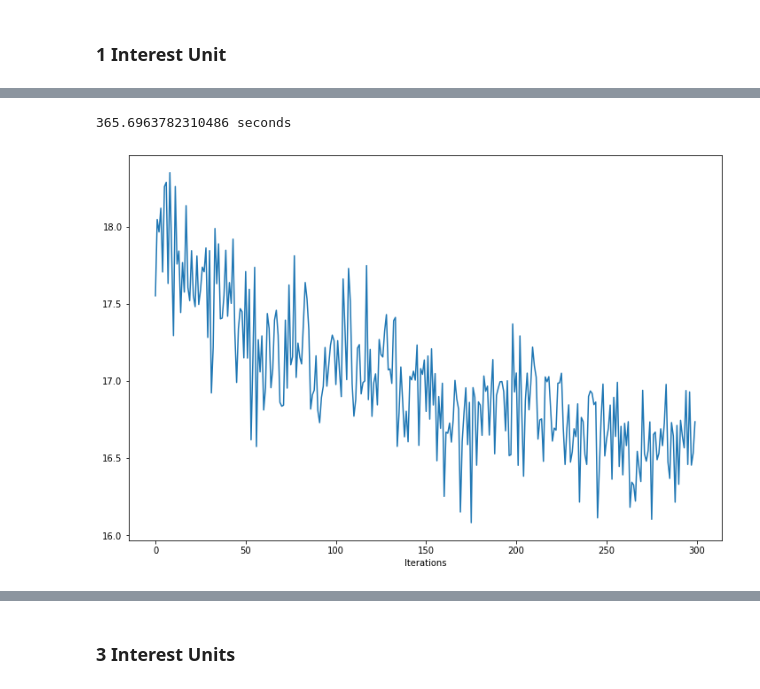
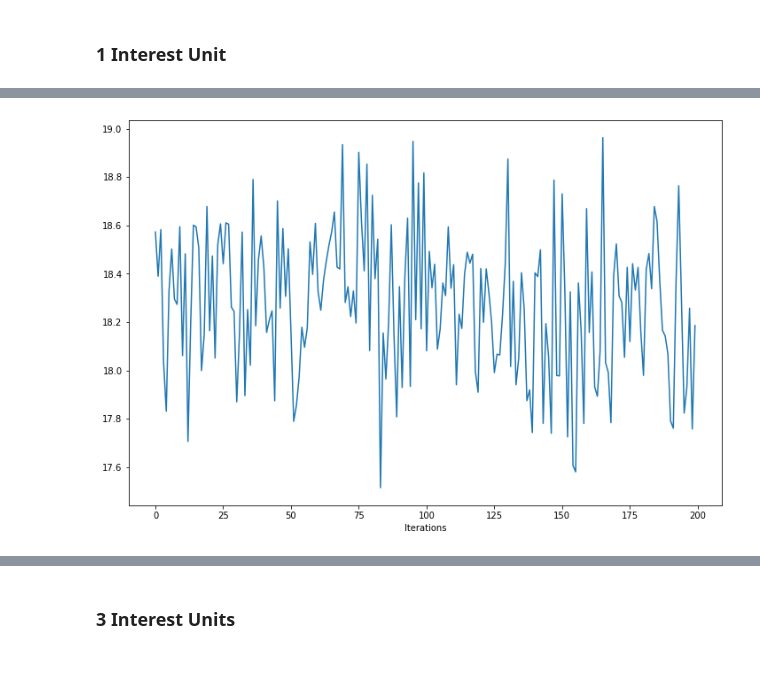
Before and after one commit to taylorhawks/globo-nonlinear-latent-factorization, a Jupyter notebook: Notebook.ipynb, the cells around one changed output, grey strips where cells are left out. Saved outputs shown, nothing was run; the diff lists cells and outputs as text; code cells hidden in the pictures.

```diff
--- a/Notebook.ipynb
+++ b/Notebook.ipynb
@@ -146,14 +261,21 @@ print(time() - start, 'seconds')
+# %%
+#start here
+pca = PCA(n_components=50)
+df_sample = pd.read_csv('data/df_sample.csv')
+df_sample_test = pd.read_csv('data/df_sample_test.csv',index_col=0)
+# %%
+embeddings_50 = pca.fit_transform(embeddings)
 # %%
-lm = NonlinearModel(df_sample,embeddings,size=8, embeddings_size=250, T=1)
-start = time()
-lm.gradient_descent_nonlinear(
+nm2 = NonlinearModel(df_sample,embeddings_50,size=8, embeddings_size=50, T=2)
+nm2.gradient_descent_nonlinear(
     test=True,
     alpha=0.01,
-    max_iterations=300,
-    test_size=128,
+    max_iterations=200,
+    test_size=64,
+    batch_size=32,
     hinge_param = 1,
+    readj_interval=1,
+    #gd_algorithm='rprop'
 )
-print(time() - start, 'seconds')
 # %% [output]
-365.6963782310486 seconds
-[figure, old version]
+[figure, new version]
```
Also changed, not shown: parts of 28 cells of this notebook, 1 other file.
